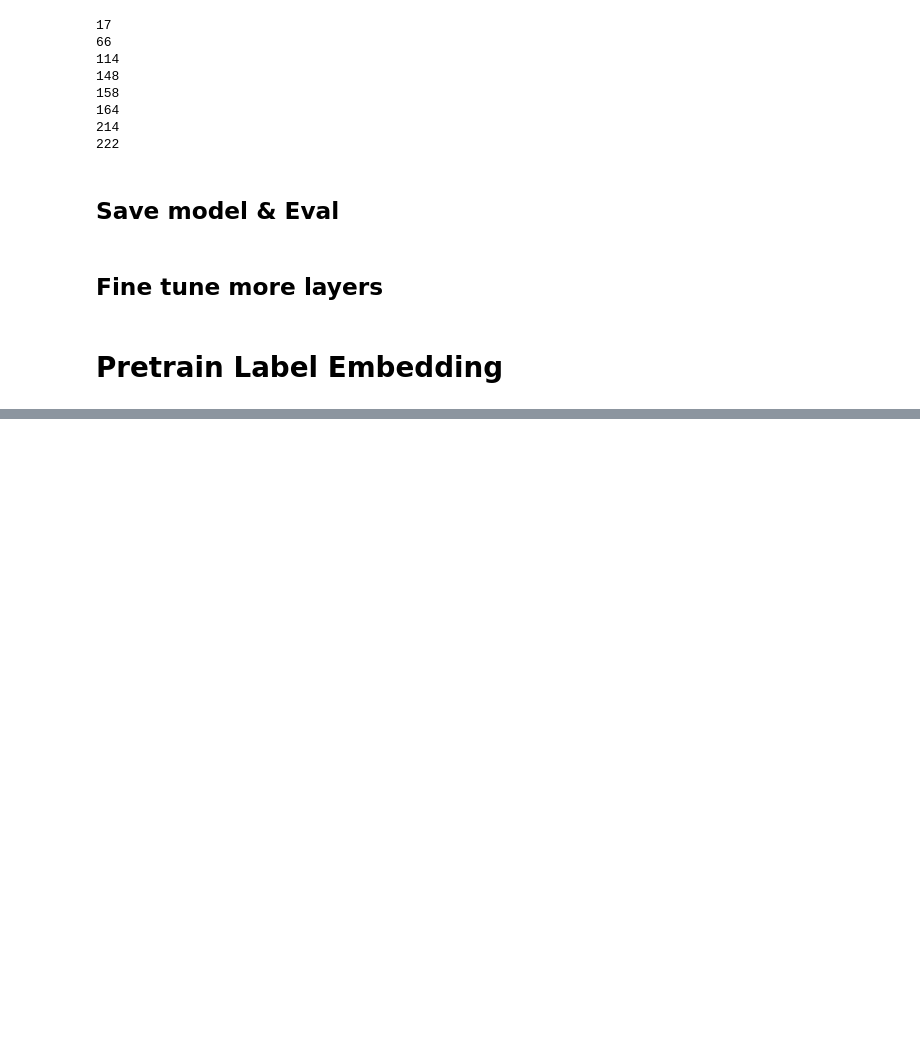
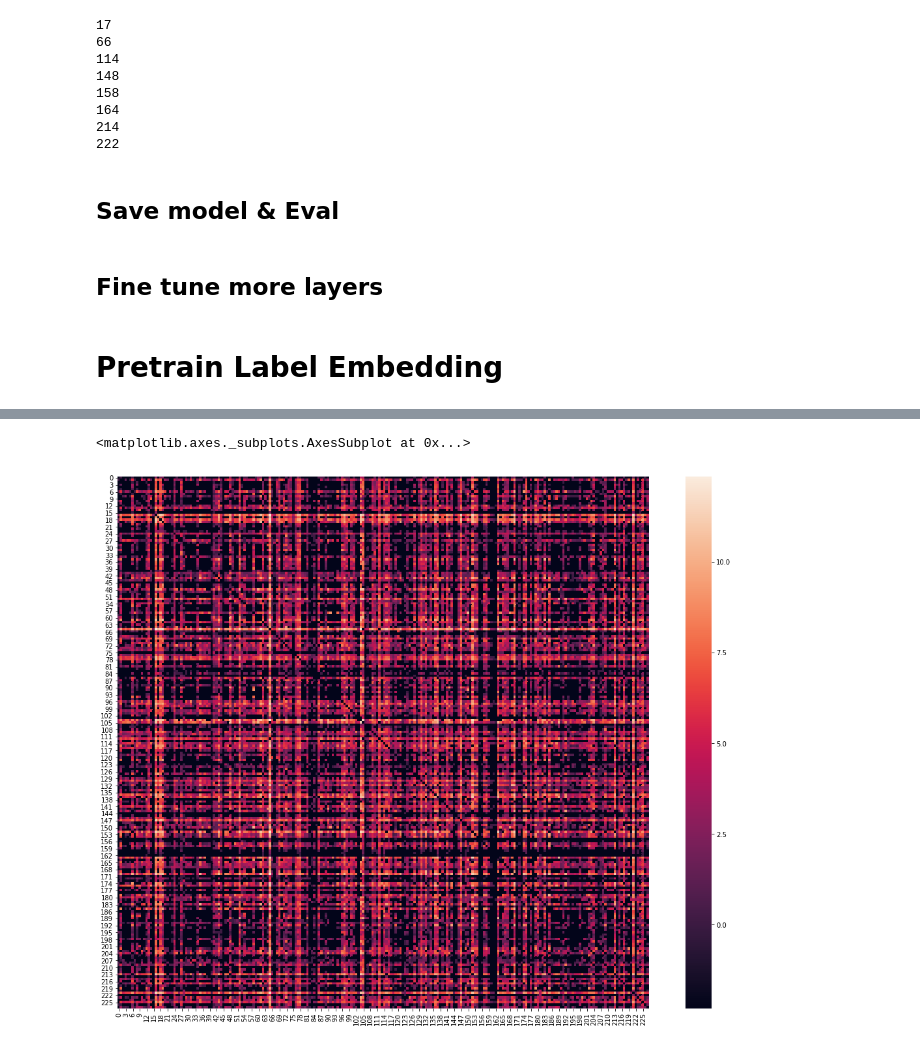
Before and after one commit to minfawang/cs231n-fashion, a Jupyter notebook: code/binbin_playground.ipynb, the cells around one changed output, grey strips where cells are left out. Saved outputs shown, nothing was run; the diff lists cells and outputs as text; code cells hidden in the pictures; blank space fills up the shorter version.

```diff
--- a/code/binbin_playground.ipynb
+++ b/code/binbin_playground.ipynb
@@ -969,0 +1007,2 @@ val_label_id = load_labels(val_label_file)
+# %%
+train = np.log(comatrix_train+0.1)
@@ -969,0 +1019,6 @@ val_label_id = load_labels(val_label_file)
+# %%
+plt.figure(figsize=(20,15))
+sns.heatmap(train, square=True)
+# %% [output]
+<matplotlib.axes._subplots.AxesSubplot at 0x...>
+[figure, added]
```
Also changed, not shown: parts of 12 cells of this notebook, 1 other file.
